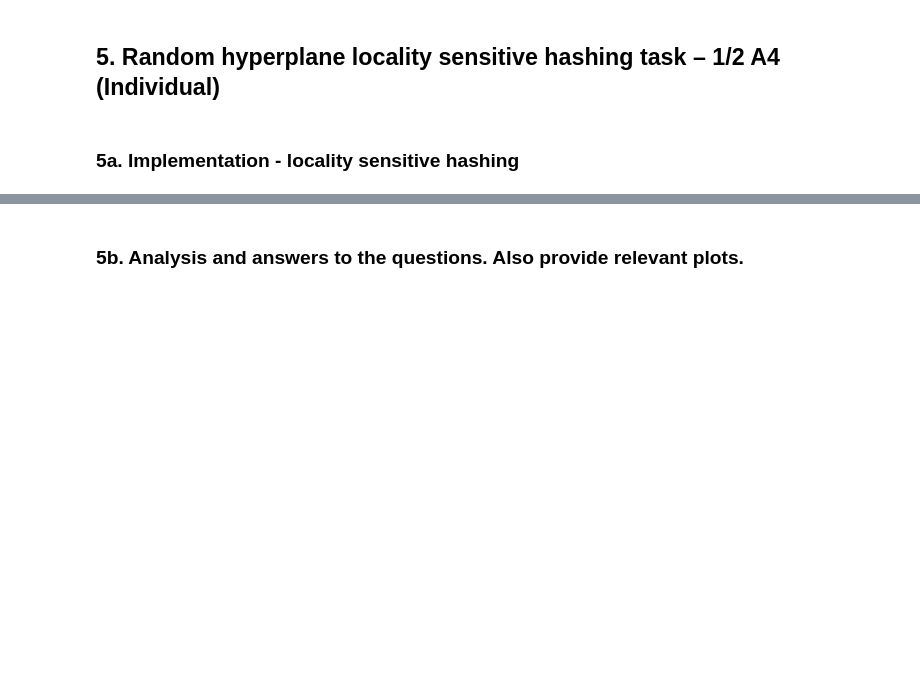
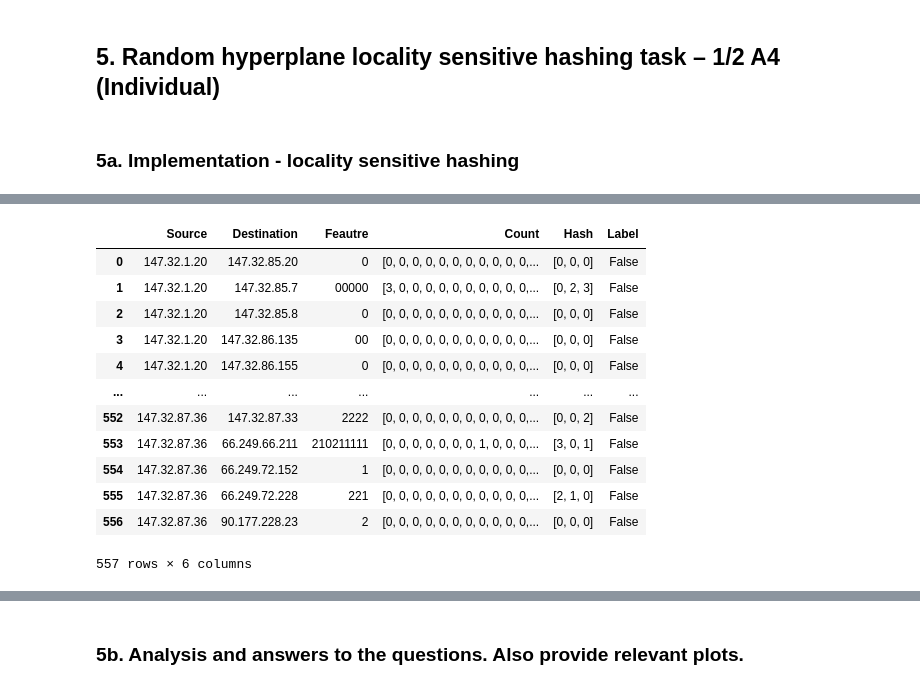
Before and after one commit to Timo9Madrid7/CS4035CyberDataAnalytics, a Jupyter notebook: assignment3/Lab3.ipynb, the cells around one changed output, grey strips where cells are left out. Saved outputs shown, nothing was run; the diff lists cells and outputs as text; code cells hidden in the pictures; blank space fills up the shorter version.

Commit message:
task 5 completed
Random hyperplane locality sensitive hashing task, individual (5 points)

```diff
--- a/assignment3/Lab3.ipynb
+++ b/assignment3/Lab3.ipynb
@@ -383,7 +383,7 @@ best height and width: [9, 8]
 
 initHashTable(9, 8)
 # counting
-for i in range(len(cm_stream) - 3):
+for i in range(len(cm_stream) - 2):
     temp = concatenate(cm_stream[i:i + 3])
     addToHash(temp)
 
@@ -427,0 +538,34 @@ result
+# %%
+print('Original Run-time:')
+start = time.time()
+allDistance = np.zeros([len(rh_data), len(rh_data)])
+for i in range(len(rh_data)):
+    for j in range(i+1, len(rh_data)):
+        distance = np.linalg.norm(np.array(rh_data.Count[i])-np.array(rh_data.Count[j]), ord=2)
+        allDistance[i][j] = allDistance[j][i] = distance
+end = time.time()
+print('\tTotal time:', end-start)
+
+print()
+
+print('N-gram Smaller Space Run-time:')
+strat = time.time()
+allDistance = np.zeros([len(rh_data), len(rh_data)])
+rh_hash = []
+for i in range(len(rh_data)):
+    temp_hash = []
+    for hyperplane in random_hyperplanes:
+        temp_hash.append((np.dot(hyperplane,rh_data.Count[i]) > 1).dot([1,2]))
+    rh_hash.append(temp_hash)
+end = time.time()
+t1 = end-start
+print('\tTime for mapping:', t1)
+start = time.time()
+for i in range(len(rh_hash)):
+    for j in range(i+1, len(rh_hash)):
+        distance = np.linalg.norm(np.array(rh_hash[i])-np.array(rh_hash[j]), ord=2)
+        allDistance[i][j] = allDistance[j][i] = distance
+end = time.time()
+t2 = end-start
+print('\tTime for distance calculation:', t2)
+print('\tTotal time:', t1+t2)
@@ -427,0 +580,20 @@ result
+# %%
+label = []
+for i in range(len(rh_data)):
+    label.append(rh_data['Source'][i] in Botnet)
+rh_data["Label"] = label
+rh_data
+# %% [output]
+|  | Source | Destination | Feautre | Count | Hash | Label |
+| 0 | 147.32.1.20 | 147.32.85.20 | 0 | [0, 0, 0, 0, 0, 0, 0, 0, 0, 0, 0,... | [0, 0, 0] | False |
+| 1 | 147.32.1.20 | 147.32.85.7 | 00000 | [3, 0, 0, 0, 0, 0, 0, 0, 0, 0, 0,... | [0, 2, 3] | False |
+| 2 | 147.32.1.20 | 147.32.85.8 | 0 | [0, 0, 0, 0, 0, 0, 0, 0, 0, 0, 0,... | [0, 0, 0] | False |
+| 3 | 147.32.1.20 | 147.32.86.135 | 00 | [0, 0, 0, 0, 0, 0, 0, 0, 0, 0, 0,... | [0, 0, 0] | False |
+| 4 | 147.32.1.20 | 147.32.86.155 | 0 | [0, 0, 0, 0, 0, 0, 0, 0, 0, 0, 0,... | [0, 0, 0] | False |
+| ... | ... | ... | ... | ... | ... | ... |
+| 552 | 147.32.87.36 | 147.32.87.33 | 2222 | [0, 0, 0, 0, 0, 0, 0, 0, 0, 0, 0,... | [0, 0, 2] | False |
+| 553 | 147.32.87.36 | 66.249.66.211 | 210211111 | [0, 0, 0, 0, 0, 0, 0, 1, 0, 0, 0,... | [3, 0, 1] | False |
+| 554 | 147.32.87.36 | 66.249.72.152 | 1 | [0, 0, 0, 0, 0, 0, 0, 0, 0, 0, 0,... | [0, 0, 0] | False |
+| 555 | 147.32.87.36 | 66.249.72.228 | 221 | [0, 0, 0, 0, 0, 0, 0, 0, 0, 0, 0,... | [2, 1, 0] | False |
+| 556 | 147.32.87.36 | 90.177.228.23 | 2 | [0, 0, 0, 0, 0, 0, 0, 0, 0, 0, 0,... | [0, 0, 0] | False |
+557 rows × 6 columns
```
Also changed, not shown: parts of 12 cells of this notebook.
